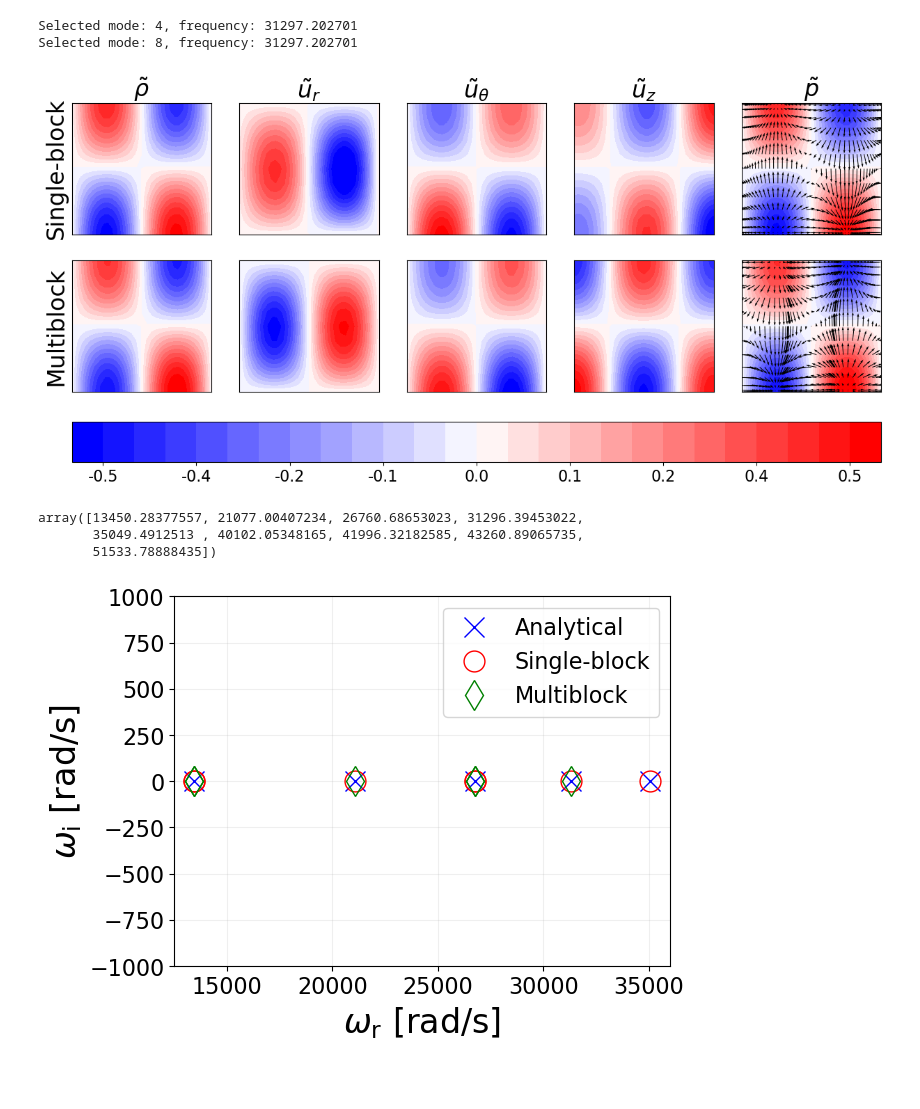
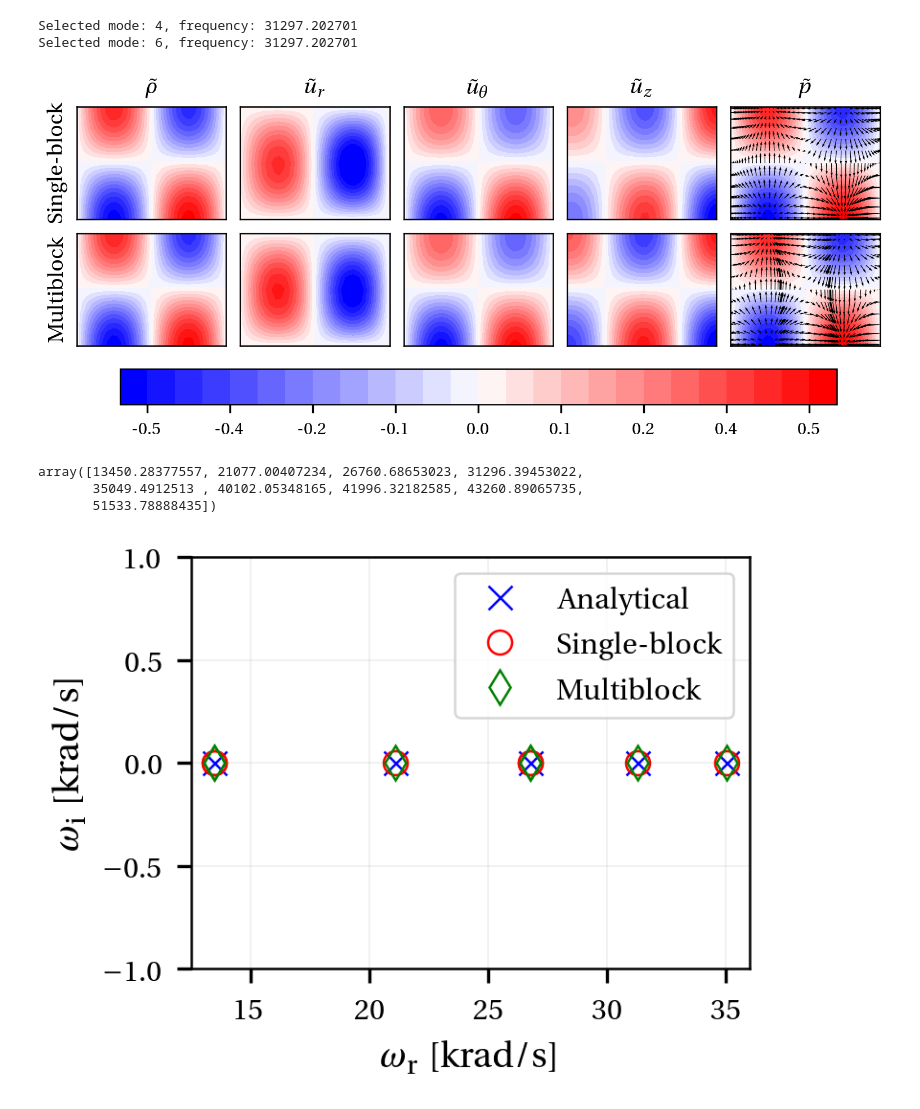
Before and after one commit to Propulsion-Power-TU-Delft/unsflow, a Jupyter notebook: testcases/sun/testcases/annular_duct/comparison/Post_Process.ipynb, the cells around one changed output. Cells and saved outputs as stored; diff of their text form; code cells hidden in the pictures; blank space fills up the shorter version.

Commit message:
update thesis plots

```diff
--- a/testcases/sun/testcases/annular_duct/comparison/Post_Process.ipynb
+++ b/testcases/sun/testcases/annular_duct/comparison/Post_Process.ipynb
@@ -7,7 +8,7 @@ from unsflow.utils.plot_styles import *
 import pickle
 # %%
 inputFiles = [
-    '../single_block/normal_geometry/Output/results_30_10.pkl',
+    '../single_block/normal_geometry/Output/results_45_15.pkl',
     '../multi_block/Output/results_45_15.pkl',
 ]
 
@@ -21,8 +22,8 @@ for inputFile in inputFiles:
     pps.append(PostProcessSun(inputFile))
     pps[-1].extract_eigenfields()
 # %%
-fig, axs = plt.subplots(2, 5, figsize=(15, 7), sharey=True)
-modes_map = cm.bwr
+fig, axs = create_figure(fraction=1.00, aspect_ratio=0.9, subplots=(2, 5))
+modes_map = plt.get_cmap('bwr')
 save_filename = 'eigenfunctions_comparison'
 titles = [
         r'$\tilde{\rho}$',
@@ -32,6 +33,7 @@ titles = [
         r'$\tilde{p}$',
     ]
 
+factors = [[1, -1, 1, -1, 1], [-1, 1, -1, 1, -1]]
 for ipp,pp in enumerate(pps):
     z = pp.data['AxialCoords']
     r = pp.data['RadialCoords']
@@ -44,11 +46,11 @@ for ipp,pp in enumerate(pps):
     df = mode.eigenfrequency.imag
 
     fields = [
-        mode.eigen_rho,
-        mode.eigen_ur*(-1),
-        mode.eigen_utheta*(-1),
-        mode.eigen_uz*(-1),
-        mode.eigen_p,
+        mode.eigen_rho*factors[ipp][0],
+        mode.eigen_ur*factors[ipp][1],
+        mode.eigen_utheta*factors[ipp][2],
+        mode.eigen_uz*factors[ipp][3],
+        mode.eigen_p*factors[ipp][4],
     ]
 
     vmin, vmax = -0.5, 0.5
@@ -66,35 +68,35 @@ for ipp,pp in enumerate(pps):
 
         # Keep x-label only for bottom row (if needed adjust condition)
         # ax.set_xlabel(r'$z$')
         ax.set_xticks([])
         ax.set_yticks([])
 
     # Create ONE shared colorbar
     if ipp==0:
         cbar = fig.colorbar(
             cf,
             ax=axs,
             format='%.1f',
             orientation='horizontal',
             pad=0.08   # increase = move further away
         )
     ax.quiver(
             z[1:-1], r[1:-1], fields[3][1:-1], fields[1][1:-1],
             angles='xy', scale_units='xy', scale=12, width=0.005
         )
 
 for ipp, pp in enumerate(pps):
     axs[ipp, 0].set_ylabel(inputLabels[ipp])
 
 plt.savefig(
     'pictures/' + save_filename + '_modes_%i_%i_%i.pdf' %
     (pp.nStream, pp.nSpan, imode),
     bbox_inches='tight'
 )
 # %% [output]
 Selected mode: 4, frequency: 31297.202701
-Selected mode: 8, frequency: 31297.202701
+Selected mode: 6, frequency: 31297.202701
-[figure, old version]
+[figure, new version]
 # %%
 with open('analytical/analytical_eigenvalues.pkl', 'rb') as f:
     analytical = pickle.load(f)
@@ -105,8 +107,9 @@ array([13450.28377557, 21077.00407234, 26760.68653023, 31296.39453022,
        35049.4912513 , 40102.05348165, 41996.32182585, 43260.89065735,
        51533.78888435])
 # %%
-plt.figure()
-plt.plot(analytical, analytical*0, 'x', mfc='none', ms=15, label='Analytical', c='blue')
+fig, ax = create_figure(fraction=0.5, aspect_ratio=1.3, subplots=(1,1))
+ms=6
+ax.plot(analytical/1e3, analytical*0/1e3, 'x', mfc='none', ms=ms, label='Analytical', c='blue')
 
 # modes 3 and 4 are spurious
 markers = ['ro', 'gd']
@@ -116,16 +119,16 @@ for ipp, pp in enumerate(pps):
     eigs = pp.data['Eigenfrequencies']
     for ii,eig in enumerate(eigs):
         if ii == 0:
-            plt.plot(eig.real, eig.imag, markers[ipp], mfc='none', ms=15, label=inputLabels[ipp])
+            ax.plot(eig.real/1e3, eig.imag/1e3, markers[ipp], mfc='none', ms=ms, label=inputLabels[ipp])
         else:
-            plt.plot(eig.real, eig.imag, markers[ipp], mfc='none', ms=15)
-plt.legend()
-plt.grid(alpha=0.2)
-plt.xlim([12500, 36000])
-plt.ylim([-1000, 1000])
-plt.xlabel(r'$\omega_{\rm r}$ [rad/s]')
-plt.ylabel(r'$\omega_{\rm i}$ [rad/s]')
+            ax.plot(eig.real/1e3, eig.imag/1e3, markers[ipp], mfc='none', ms=ms)
+ax.legend()
+ax.grid(alpha=0.2)
+ax.set_xlim([12500/1e3, 36000/1e3])
+ax.set_ylim([-1000/1e3, 1000/1e3])
+ax.set_xlabel(r'$\omega_{\rm r}$ [krad/s]')
+ax.set_ylabel(r'$\omega_{\rm i}$ [krad/s]')
 plt.savefig('pictures/eigenvalues_single_multi_comparison.pdf', bbox_inches='tight')
 plt.show()
 # %% [output]
-[figure, old version]
+[figure, new version]
```
Also changed, not shown: parts of 1 cell of this notebook, 8 other files.
